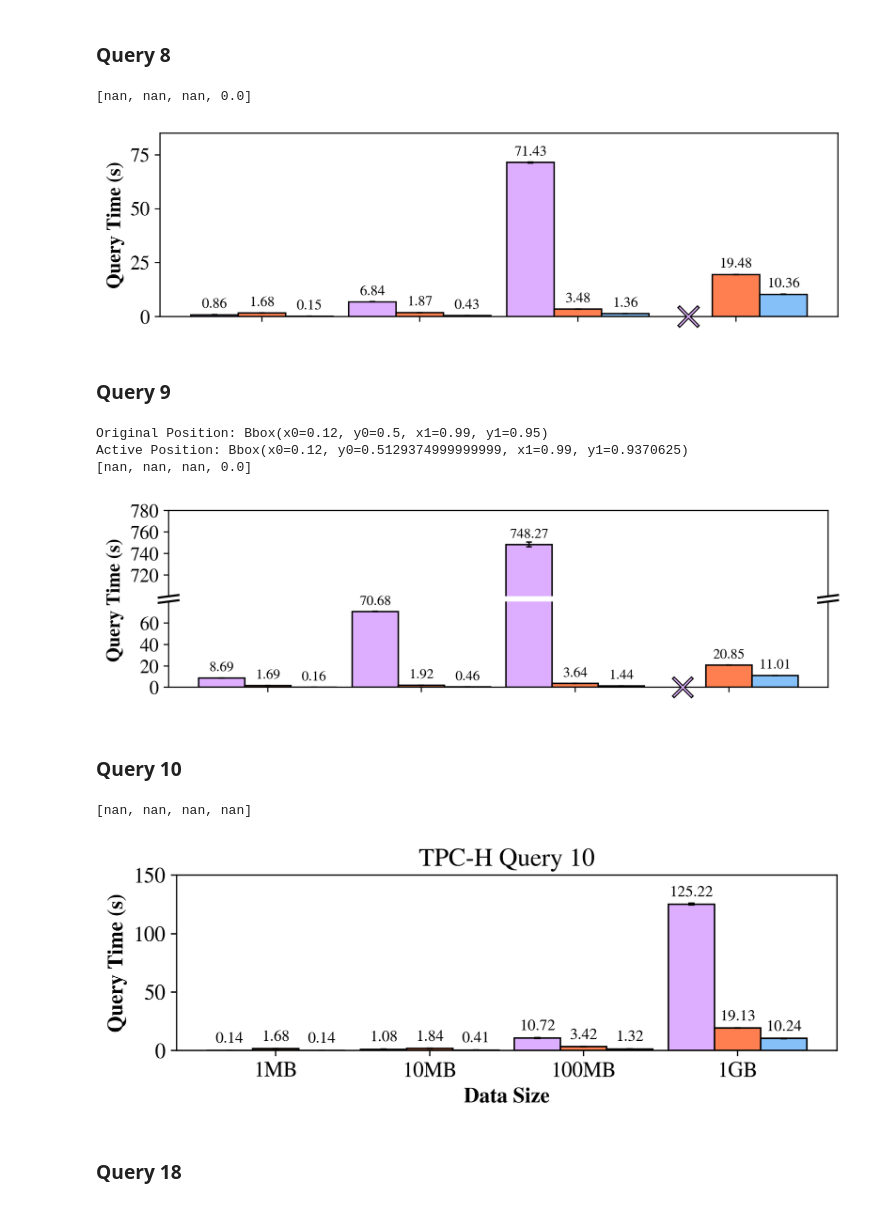
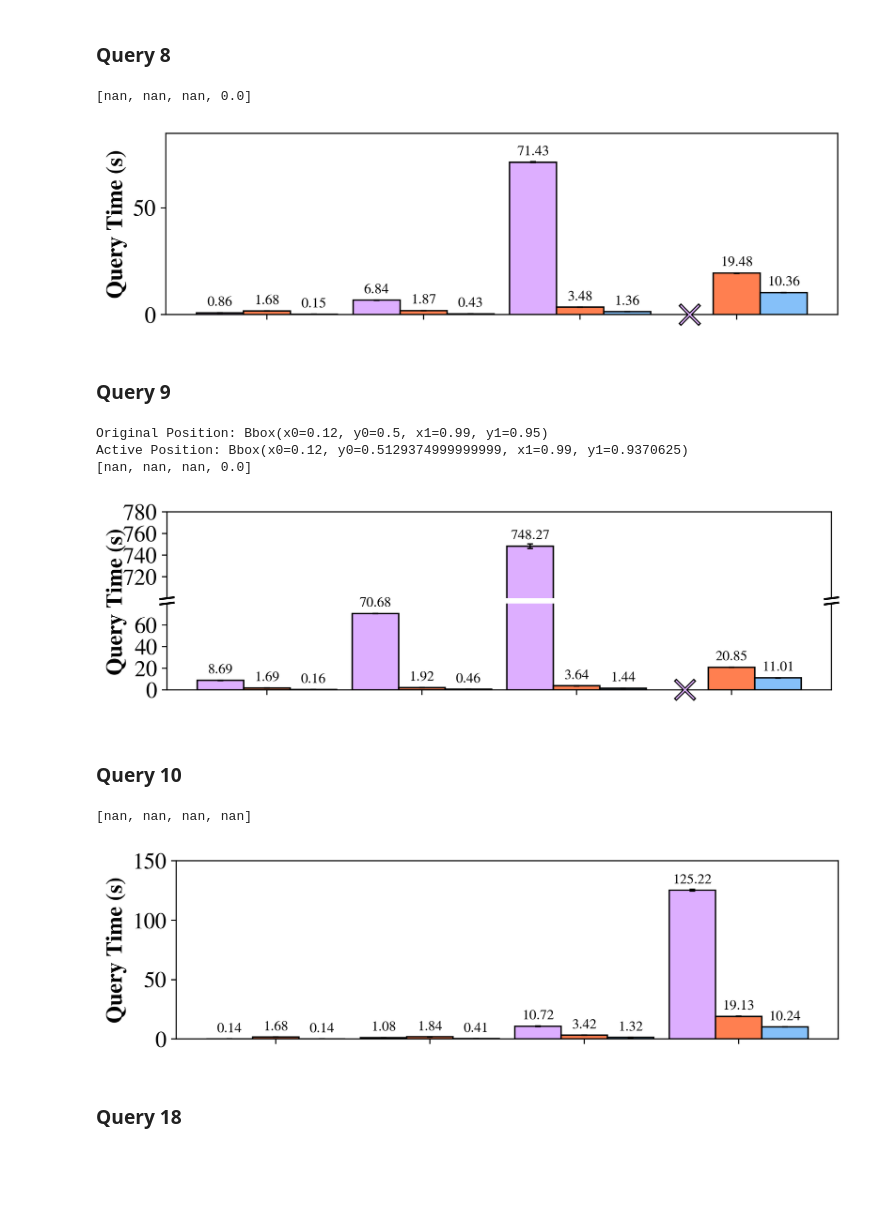
Before and after one commit to Dumplingz/data-pooling-experiments, a Jupyter notebook: data_analysis/join_filter_data_parsing.ipynb, the cells around one changed output. Saved outputs shown, nothing was run; the diff lists cells and outputs as text; code cells hidden in the pictures; blank space fills up the shorter version.

Commit message:
font size larger

```diff
--- a/data_analysis/join_filter_data_parsing.ipynb
+++ b/data_analysis/join_filter_data_parsing.ipynb
@@ -10,7 +10,7 @@ import matplotlib.style as style
 mpl.rcParams['mathtext.fontset'] = 'stix'
 mpl.rcParams['font.family'] = 'STIXGeneral'
 # print(mpl.rcParams['font.size'])
-mpl.rcParams['font.size'] = 13.5
+mpl.rcParams['font.size'] = 16
 # %%
 def create_bbox_spec_from_corners(x1,x2,y1,y2):
     return [x1,y1,x2-x1,y2-y1]
@@ -416,7 +416,7 @@ plt.savefig("tpch_q8.pdf")
 plt.show()
 # %% [output]
 [nan, nan, nan, 0.0]
-[figure, old version]
+[figure, new version]
 # %% [markdown]
 ### Query 9
 # %%
@@ -555,7 +555,7 @@ ax2.scatter(X_axis-width,left_x, [165]*4,
             linewidths=1,
             )
 
-d = .015  # how big to make the diagonal lines in axes coordinates
+d = .01  # how big to make the diagonal lines in axes coordinates
 # arguments to pass to plot, just so we don't keep repeating them
 kwargs = dict(transform=ax1.transAxes, color='k', clip_on=False)
 ax1.plot((-d, +d), (-d, +d), **kwargs)        # top-left diagonal
@@ -585,7 +585,7 @@ plt.show()
 Original Position: Bbox(x0=0.12, y0=0.5, x1=0.99, y1=0.95)
 Active Position: Bbox(x0=0.12, y0=0.5129374999999999, x1=0.99, y1=0.9370625)
 [nan, nan, nan, 0.0]
-[figure, old version]
+[figure, new version]
 # %% [markdown]
 ### Query 10
 # %%
@@ -608,21 +608,24 @@ width = 0.3
 min_y = 0.00
 max_y = 150
 
-plt.figure(figsize=(7.5, 2), dpi=320)
+fig = plt.figure(figsize=(7.5, 2), dpi=320)
 # plt.yscale('log')
+ax = fig.add_subplot(111)
+ax.set_box_aspect(0.27)  # Consistent aspect ratio
+ax.set_position(create_bbox_spec_from_corners(0.12,0.99,0,1))  # Consistent position
 
 # secyan
-secyan_bar = plt.bar(x=X_axis-width,width=width,height=secyan_medians,label="Secyan",
+secyan_bar = ax.bar(x=X_axis-width,width=width,height=secyan_medians,label="Secyan",
         color='#ddaeff'
         )
-plt.bar(x=X_axis-width,width=width,height=secyan_medians,yerr=secyan_stdevs,
+ax.bar(x=X_axis-width,width=width,height=secyan_medians,yerr=secyan_stdevs,
         edgecolor='black',
         error_kw={"elinewidth":1,"capsize":2,"capthick":1},
         color='none'
         )
 left_x = [float("nan") if not np.isnan(row) else min_y for row in secyan_medians]
 print(left_x)
-plt.scatter(X_axis-width, left_x, [200]*4,
+ax.scatter(X_axis-width, left_x, [200]*4,
         #    edgecolors='black',
         #    facecolors = 'black',
            marker='x',
@@ -632,7 +635,7 @@ plt.scatter(X_axis-width, left_x, [200]*4,
            linewidths=2.5,
             )
 
-plt.scatter(X_axis-width,left_x, [165]*4,
+ax.scatter(X_axis-width,left_x, [165]*4,
         #     edgecolors='black',
         #     facecolors = 'black',
             marker='x',
@@ -643,59 +646,60 @@ plt.scatter(X_axis-width,left_x, [165]*4,
             )
 # print(conclave_medians[:2])
 secyan_label = map(lambda n: '{0:.2f}'.format(n),secyan_medians)
-plt.bar_label(secyan_bar, secyan_label, fontsize=bar_label_font_size,
+ax.bar_label(secyan_bar, secyan_label, fontsize=bar_label_font_size,
         #       rotation=90,
               padding=padding
               )
 
 
 # ds
-ds_bar = plt.bar(x=X_axis,width=width,height=ds_medians,label="DS",
+ds_bar = ax.bar(x=X_axis,width=width,height=ds_medians,label="DS",
         color='coral'
         )
-plt.bar(x=X_axis,width=width,height=ds_medians,yerr=ds_stdevs,
+ax.bar(x=X_axis,width=width,height=ds_medians,yerr=ds_stdevs,
         edgecolor='black',
         error_kw={"elinewidth":1,"capsize":2,"capthick":1},
         color='none'
         )
 ds_label = map(lambda n: '{0:.2f}'.format(n),ds_medians)
-plt.bar_label(ds_bar, ds_label, fontsize=bar_label_font_size,
+ax.bar_label(ds_bar, ds_label, fontsize=bar_label_font_size,
         #       rotation=90,
                 padding=padding
               )
 
 # duckdb
-duckdb_bar = plt.bar(x=X_axis+width,width=width,height=duckdb_medians,label="DuckDB",
+duckdb_bar = ax.bar(x=X_axis+width,width=width,height=duckdb_medians,label="DuckDB",
         color='#85C0F9'
         )
-plt.bar(x=X_axis+width,width=width,height=duckdb_medians,yerr=duckdb_stdevs,
+ax.bar(x=X_axis+width,width=width,height=duckdb_medians,yerr=duckdb_stdevs,
         edgecolor='black',
         error_kw={"elinewidth":1,"capsize":2,"capthick":1},
         color='none'
         )
 duckdb_label = map(lambda n: '{0:.2f}'.format(n),duckdb_medians)
-plt.bar_label(duckdb_bar, duckdb_label, fontsize=bar_label_font_size,
+ax.bar_label(duckdb_bar, duckdb_label, fontsize=bar_label_font_size,
         #       rotation=90,
               padding=padding
               )
 
-axes = plt.gca()
-axes.set_ylim([min_y,max_y])
+# axes = plt.gca()
+ax.set_ylim([min_y,max_y])
 
 
-plt.xlabel("Data Size", fontweight="bold")
-plt.ylabel("Query Time (s)", fontweight="bold")
+# ax.xlabel("Data Size", fontweight="bold")
+ax.set_ylabel("Query Time (s)", fontweight="bold")
 # plt.legend(ncol=1, loc='upper left')
-plt.title("TPC-H Query 10")
+# plt.title("TPC-H Query 10")
 
-plt.xticks(X_axis, ['1MB', '10MB', '100MB', '1GB'])
+ax.set_xticks(X_axis, ['1MB', '10MB', '100MB', '1GB'])
+ax.set_xticklabels([])
 
-plt.savefig("tpch_q10.pdf", bbox_inches='tight')
+plt.savefig("tpch_q10.pdf")
 
 plt.show()
 # %% [output]
 [nan, nan, nan, nan]
-[figure, old version]
+[figure, new version]
 # %% [markdown]
 ### Query 18
 # %%
```
Also changed, not shown: parts of 2 cells of this notebook, 10 other files.
